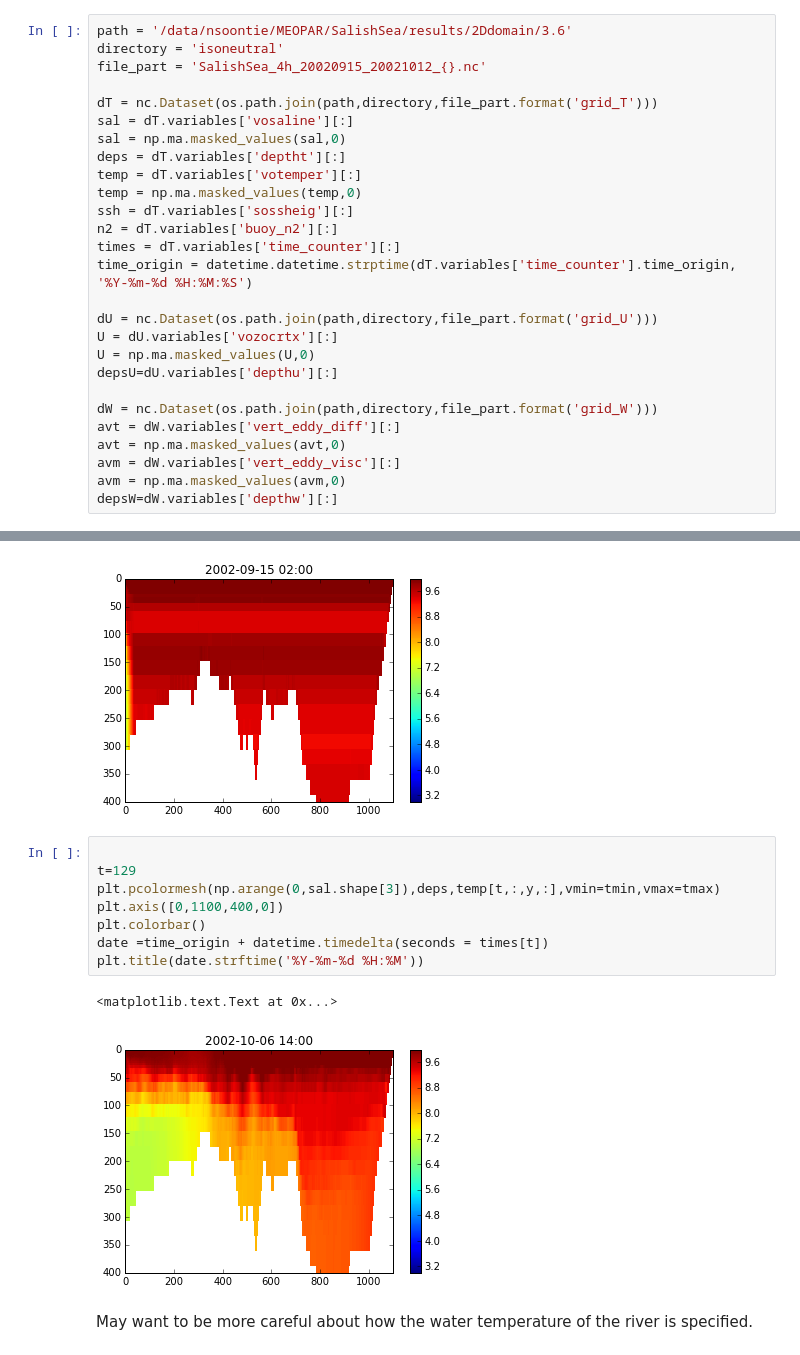
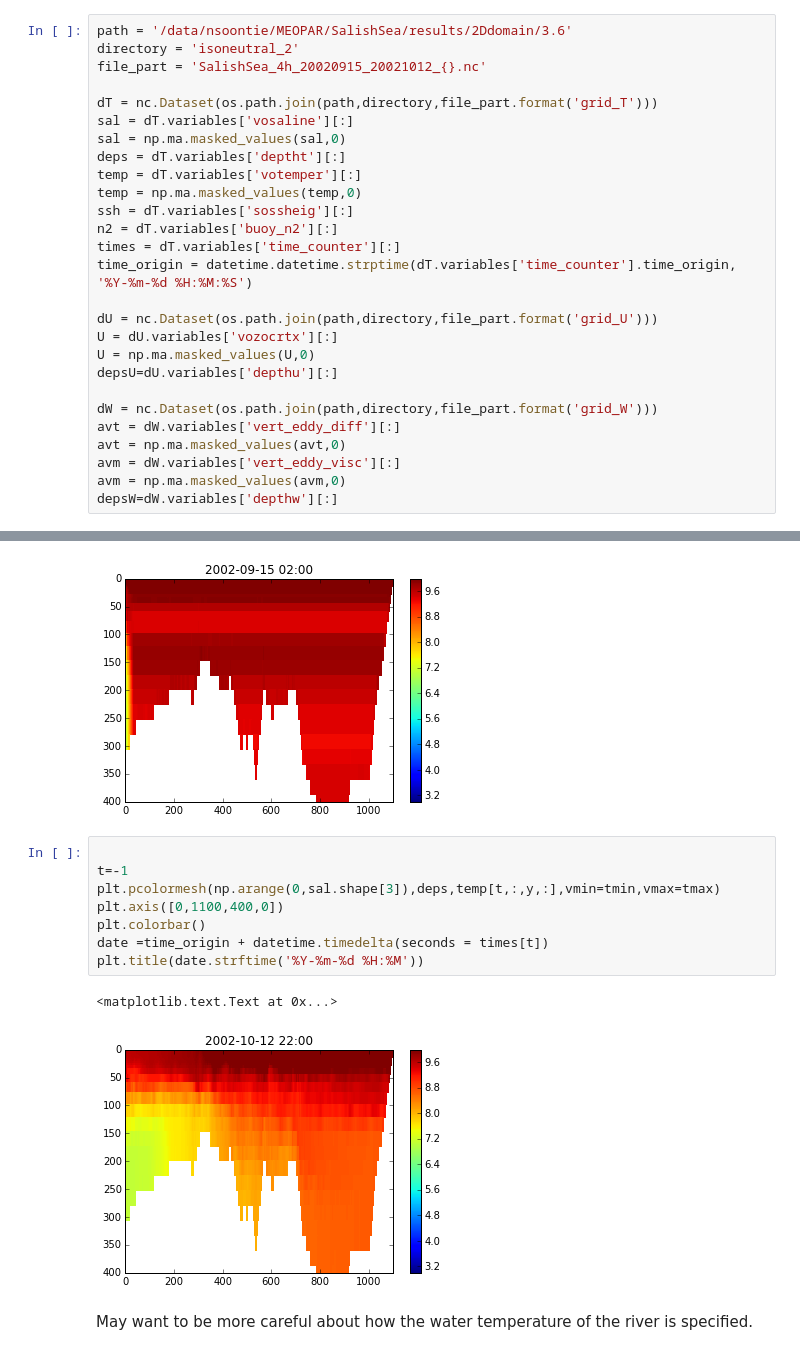
Before and after one commit to SalishSeaCast/2d-domain, a Jupyter notebook: analysis/3.6 Test.ipynb, the cells around one changed output, grey strips where cells are left out. Drawn from its saved outputs; the diff is of its cells as text.

```diff
--- a/analysis/3.6 Test.ipynb
+++ b/analysis/3.6 Test.ipynb
@@ -12,7 +12,7 @@ import matplotlib.pyplot as plt
 %matplotlib inline
 # %%
 path = '/data/nsoontie/MEOPAR/SalishSea/results/2Ddomain/3.6'
-directory = 'isoneutral'
+directory = 'isoneutral_2'
 file_part = 'SalishSea_4h_20020915_20021012_{}.nc'
 
 dT = nc.Dataset(os.path.join(path,directory,file_part.format('grid_T')))
@@ -79,15 +79,15 @@ plt.title(date.strftime('%Y-%m-%d %H:%M'))
 [figure]
 # %%
 
-t=129
+t=-1
 plt.pcolormesh(np.arange(0,sal.shape[3]),deps,temp[t,:,y,:],vmin=tmin,vmax=tmax)
 plt.axis([0,1100,400,0])
 plt.colorbar()
 date =time_origin + datetime.timedelta(seconds = times[t])
 plt.title(date.strftime('%Y-%m-%d %H:%M'))
 # %% [output]
 <matplotlib.text.Text at 0x...>
-[figure, old version]
+[figure, new version]
 # %% [markdown]
 May want to be more careful about how the water temperature of the river is specified.
 # %% [markdown]
```
Also changed, not shown: parts of 14 cells of this notebook.
